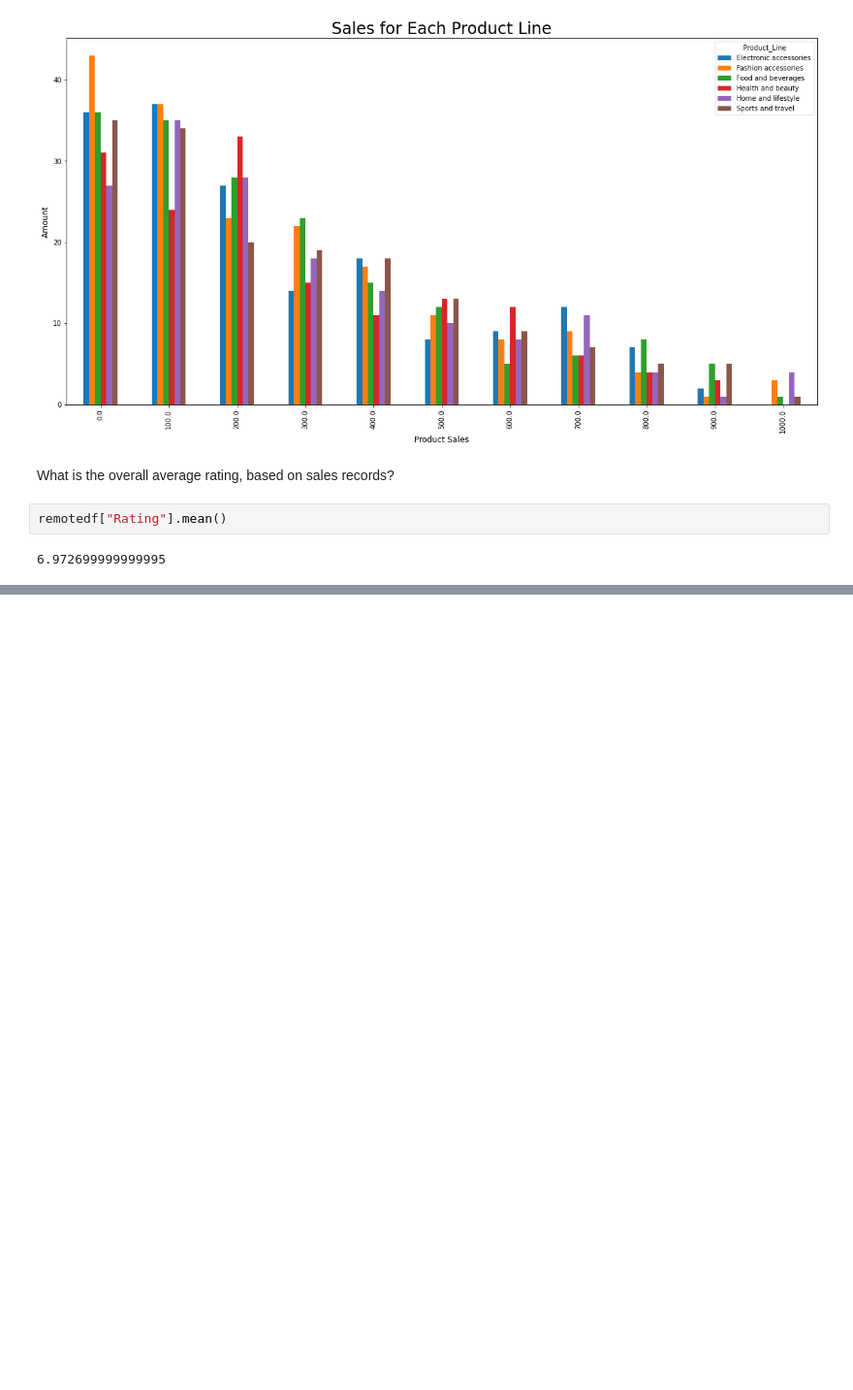
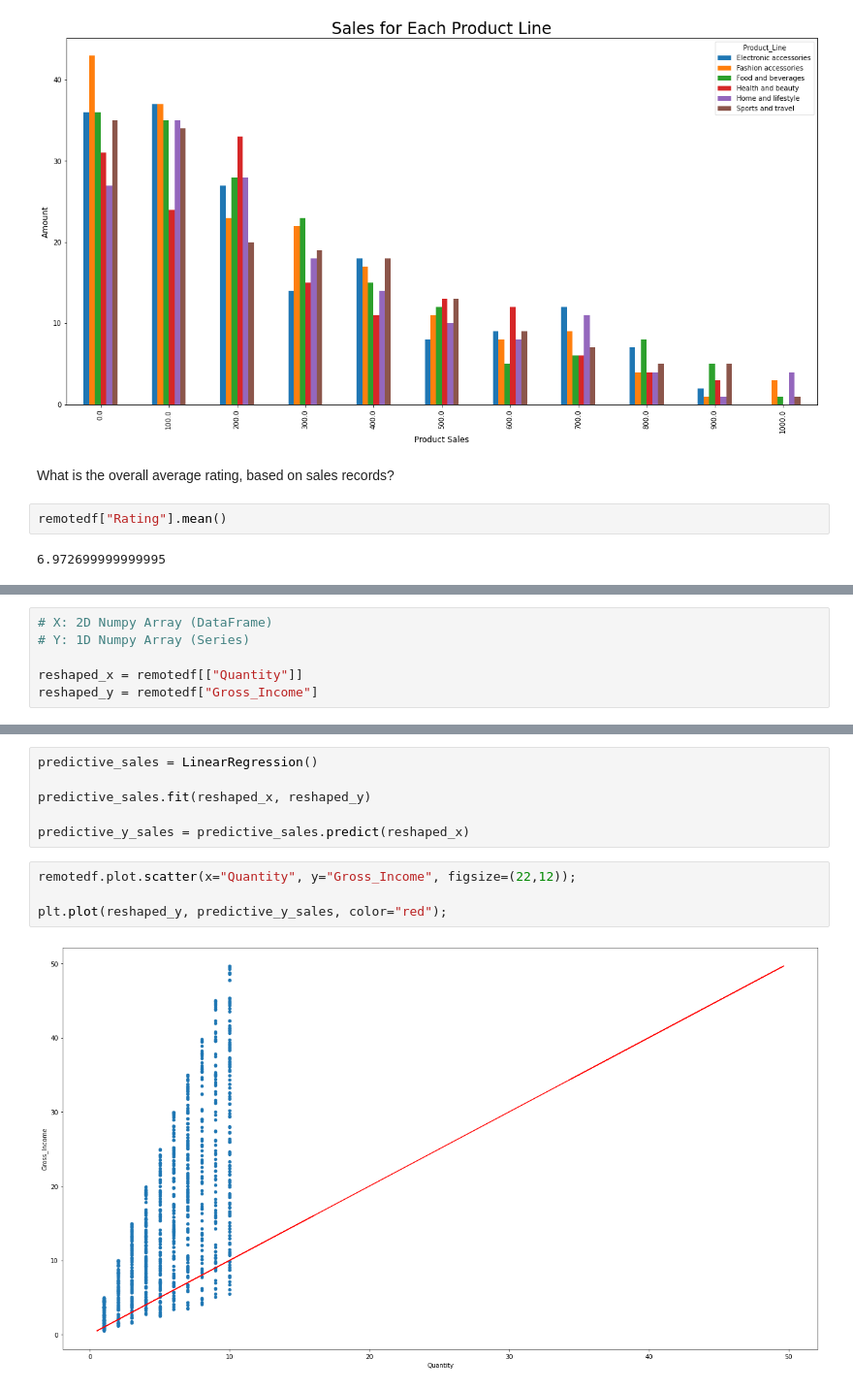
Before and after one commit to dmcbdh31/Sales-Analysis, a Jupyter notebook: Sales_Analysis.ipynb, the cells around one changed output, grey strips where cells are left out. Shown: that part at 97% size. Cells and saved outputs as stored; diff of their text form; blank space fills up the shorter version.

```diff
--- a/Sales_Analysis.ipynb
+++ b/Sales_Analysis.ipynb
@@ -131,0 +169,6 @@ remotedf["Rating"].mean()
+# %%
+# X: 2D Numpy Array (DataFrame)
+# Y: 1D Numpy Array (Series)
+
+reshaped_x = remotedf[["Quantity"]]
+reshaped_y = remotedf["Gross_Income"]
@@ -131,0 +177,12 @@ remotedf["Rating"].mean()
+# %%
+predictive_sales = LinearRegression()
+
+predictive_sales.fit(reshaped_x, reshaped_y)
+
+predictive_y_sales = predictive_sales.predict(reshaped_x)
+# %%
+remotedf.plot.scatter(x="Quantity", y="Gross_Income", figsize=(22,12));
+
+plt.plot(reshaped_y, predictive_y_sales, color="red");
+# %% [output]
+[figure, added]
```
Also changed, not shown: parts of 12 cells of this notebook.
